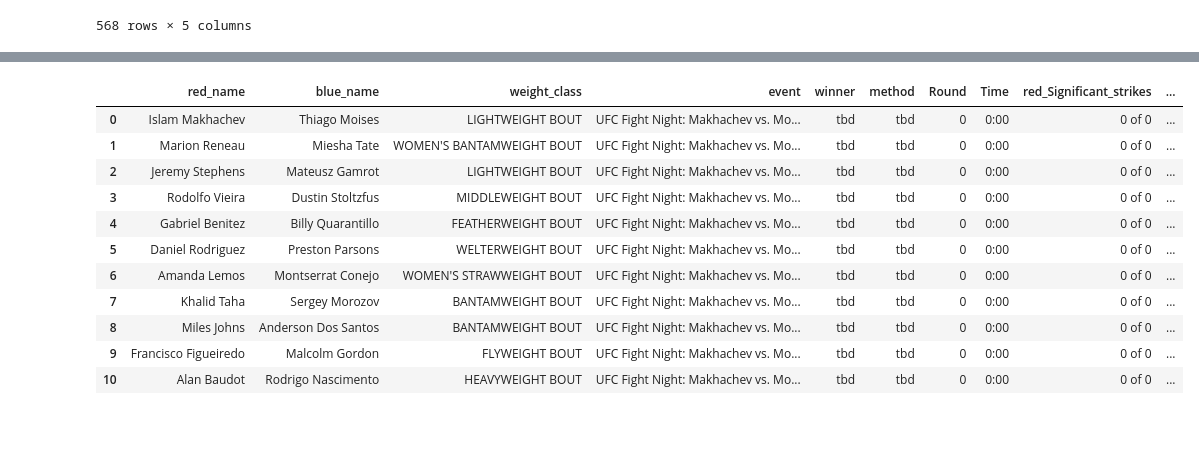
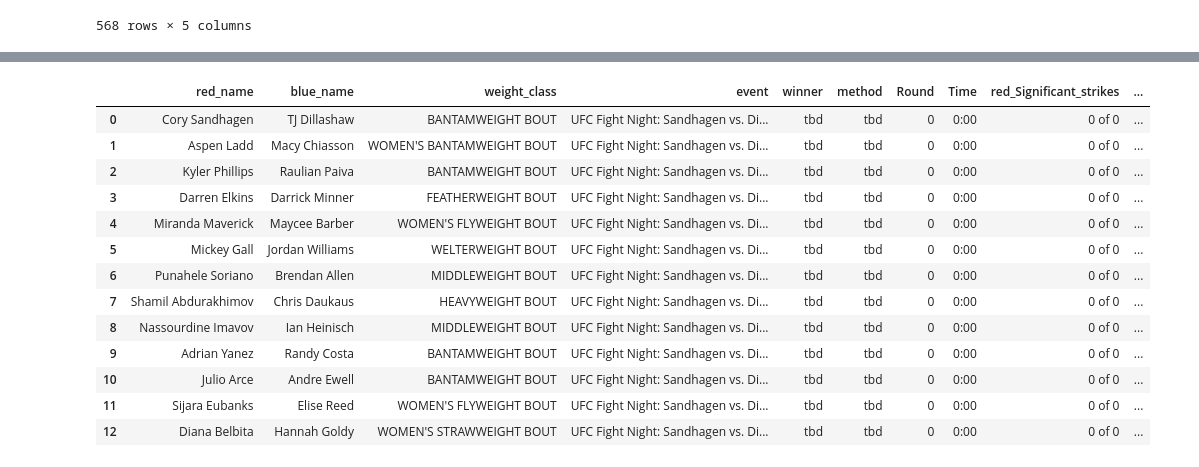
Before and after one commit to a925sw/ufc_stats, a Jupyter notebook: scrapers/updater.ipynb, the cells around one changed output, grey strips where cells are left out. Cells and saved outputs as stored; diff of their text form; code cells hidden in the pictures; blank space fills up the shorter version.

```diff
--- a/scrapers/updater.ipynb
+++ b/scrapers/updater.ipynb
@@ -13,7 +13,7 @@ browser = Browser('chrome', **executable_path, headless=True)
 # %%
 pd.set_option('display.max_columns', None)
 # %%
-event_df = pd.read_csv("data/event_data.csv")
+event_df = pd.read_csv("../data/event_data.csv")
 event_df
 # %% [output]
 |  | Unnamed: 0 | event | date | location | event_url |
@@ -85,6 +40,7 @@ past_events = all_events_soup.find_all(class_="b-link b-link_style_black")
 future_events = all_events_soup.find_all(class_="b-link b-link_style_white")
 
 new_event_urls = []
+future_event_urls = []
 for event in future_events:
     future_url = event["href"]
     if future_url not in future_event_urls:
@@ -99,0 +60,3 @@ new_event_urls
+# %%
+fight_urls_df = pd.read_csv("../data/fight_urls.csv")
+fight_urls_df
@@ -99,0 +98,28 @@ new_event_urls
+# %%
+new_events_data = []
+new_fight_urls = []
+for event in new_event_urls:
+    browser.visit(event)
+    event_soup = bs(browser.html, "html.parser")
+    hrefs = event_soup.find_all(class_="b-fight-details__table-row b-fight-details__table-row__hover js-fight-details-click")
+
+
+    event_date = browser.find_by_xpath("/html/body/section/div/div/div[1]/ul/li[1]").text
+    event_name = browser.find_by_xpath("/html/body/section/div/h2/span").text
+    event_location = browser.find_by_xpath("/html/body/section/div/div/div[1]/ul/li[2]").text
+
+    event_info = {"event": event_name,
+                 "date": event_date,
+                 "location": event_location,
+                 "event_url": event}
+
+    new_events_data.append(event_info)
+
+
+    for cols in hrefs:
+        href = cols["data-link"]
+
+        if href not in fight_urls:
+            new_fight_urls.append(href)
+
+new_fight_urls
@@ -260,17 +541,19 @@ http://ufcstats.com/fight-details/7d0874323bd1f768
 # %%
 future_fight_df = pd.DataFrame(future_fight_data)
-future_fight_df.to_csv("data/future_fights_data.csv")
+future_fight_df.to_csv("../data/future_fights_data.csv")
 future_fight_df
 # %% [output]
 |  | red_name | blue_name | weight_class | event | winner | method | Round | Time | red_Significant_strikes | ... |
-| 0 | Islam Makhachev | Thiago Moises | LIGHTWEIGHT BOUT | UFC Fight Night: Makhachev vs. Mo... | tbd | tbd | 0 | 0:00 | 0 of 0 | ... |
-| 1 | Marion Reneau | Miesha Tate | WOMEN'S BANTAMWEIGHT BOUT | UFC Fight Night: Makhachev vs. Mo... | tbd | tbd | 0 | 0:00 | 0 of 0 | ... |
-| 2 | Jeremy Stephens | Mateusz Gamrot | LIGHTWEIGHT BOUT | UFC Fight Night: Makhachev vs. Mo... | tbd | tbd | 0 | 0:00 | 0 of 0 | ... |
-| 3 | Rodolfo Vieira | Dustin Stoltzfus | MIDDLEWEIGHT BOUT | UFC Fight Night: Makhachev vs. Mo... | tbd | tbd | 0 | 0:00 | 0 of 0 | ... |
-| 4 | Gabriel Benitez | Billy Quarantillo | FEATHERWEIGHT BOUT | UFC Fight Night: Makhachev vs. Mo... | tbd | tbd | 0 | 0:00 | 0 of 0 | ... |
-| 5 | Daniel Rodriguez | Preston Parsons | WELTERWEIGHT BOUT | UFC Fight Night: Makhachev vs. Mo... | tbd | tbd | 0 | 0:00 | 0 of 0 | ... |
-| 6 | Amanda Lemos | Montserrat Conejo | WOMEN'S STRAWWEIGHT BOUT | UFC Fight Night: Makhachev vs. Mo... | tbd | tbd | 0 | 0:00 | 0 of 0 | ... |
-| 7 | Khalid Taha | Sergey Morozov | BANTAMWEIGHT BOUT | UFC Fight Night: Makhachev vs. Mo... | tbd | tbd | 0 | 0:00 | 0 of 0 | ... |
-| 8 | Miles Johns | Anderson Dos Santos | BANTAMWEIGHT BOUT | UFC Fight Night: Makhachev vs. Mo... | tbd | tbd | 0 | 0:00 | 0 of 0 | ... |
-| 9 | Francisco Figueiredo | Malcolm Gordon | FLYWEIGHT BOUT | UFC Fight Night: Makhachev vs. Mo... | tbd | tbd | 0 | 0:00 | 0 of 0 | ... |
-| 10 | Alan Baudot | Rodrigo Nascimento | HEAVYWEIGHT BOUT | UFC Fight Night: Makhachev vs. Mo... | tbd | tbd | 0 | 0:00 | 0 of 0 | ... |
+| 0 | Cory Sandhagen | TJ Dillashaw | BANTAMWEIGHT BOUT | UFC Fight Night: Sandhagen vs. Di... | tbd | tbd | 0 | 0:00 | 0 of 0 | ... |
+| 1 | Aspen Ladd | Macy Chiasson | WOMEN'S BANTAMWEIGHT BOUT | UFC Fight Night: Sandhagen vs. Di... | tbd | tbd | 0 | 0:00 | 0 of 0 | ... |
+| 2 | Kyler Phillips | Raulian Paiva | BANTAMWEIGHT BOUT | UFC Fight Night: Sandhagen vs. Di... | tbd | tbd | 0 | 0:00 | 0 of 0 | ... |
+| 3 | Darren Elkins | Darrick Minner | FEATHERWEIGHT BOUT | UFC Fight Night: Sandhagen vs. Di... | tbd | tbd | 0 | 0:00 | 0 of 0 | ... |
+| 4 | Miranda Maverick | Maycee Barber | WOMEN'S FLYWEIGHT BOUT | UFC Fight Night: Sandhagen vs. Di... | tbd | tbd | 0 | 0:00 | 0 of 0 | ... |
+| 5 | Mickey Gall | Jordan Williams | WELTERWEIGHT BOUT | UFC Fight Night: Sandhagen vs. Di... | tbd | tbd | 0 | 0:00 | 0 of 0 | ... |
+| 6 | Punahele Soriano | Brendan Allen | MIDDLEWEIGHT BOUT | UFC Fight Night: Sandhagen vs. Di... | tbd | tbd | 0 | 0:00 | 0 of 0 | ... |
+| 7 | Shamil Abdurakhimov | Chris Daukaus | HEAVYWEIGHT BOUT | UFC Fight Night: Sandhagen vs. Di... | tbd | tbd | 0 | 0:00 | 0 of 0 | ... |
+| 8 | Nassourdine Imavov | Ian Heinisch | MIDDLEWEIGHT BOUT | UFC Fight Night: Sandhagen vs. Di... | tbd | tbd | 0 | 0:00 | 0 of 0 | ... |
+| 9 | Adrian Yanez | Randy Costa | BANTAMWEIGHT BOUT | UFC Fight Night: Sandhagen vs. Di... | tbd | tbd | 0 | 0:00 | 0 of 0 | ... |
+| 10 | Julio Arce | Andre Ewell | BANTAMWEIGHT BOUT | UFC Fight Night: Sandhagen vs. Di... | tbd | tbd | 0 | 0:00 | 0 of 0 | ... |
+| 11 | Sijara Eubanks | Elise Reed | WOMEN'S FLYWEIGHT BOUT | UFC Fight Night: Sandhagen vs. Di... | tbd | tbd | 0 | 0:00 | 0 of 0 | ... |
+| 12 | Diana Belbita | Hannah Goldy | WOMEN'S STRAWWEIGHT BOUT | UFC Fight Night: Sandhagen vs. Di... | tbd | tbd | 0 | 0:00 | 0 of 0 | ... |
```
Also changed, not shown: parts of 25 cells of this notebook, 5 other files.
